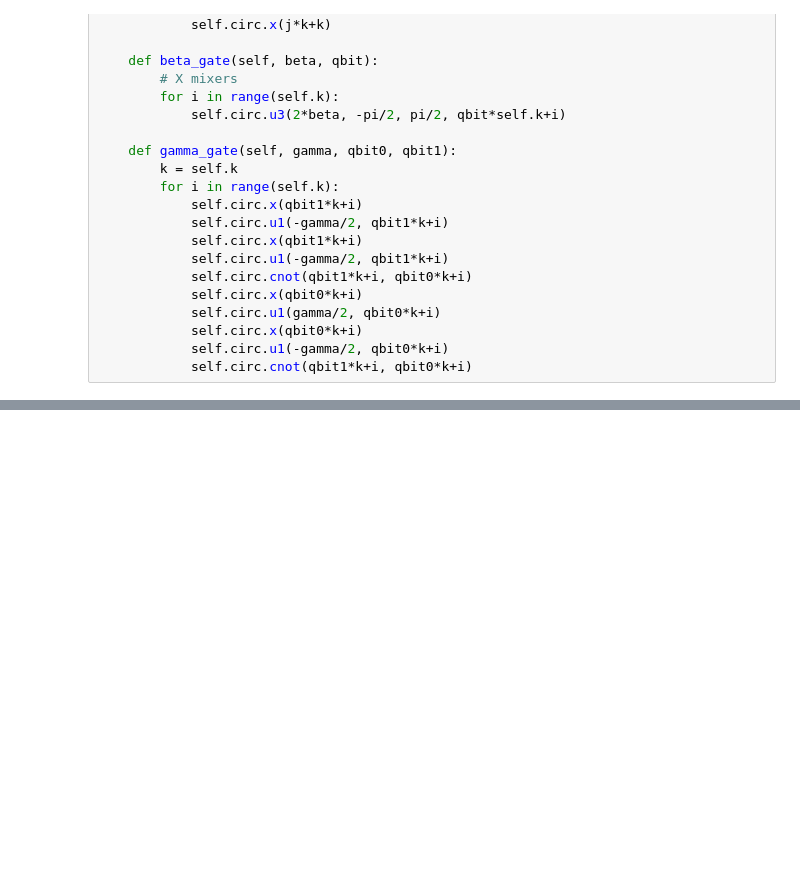
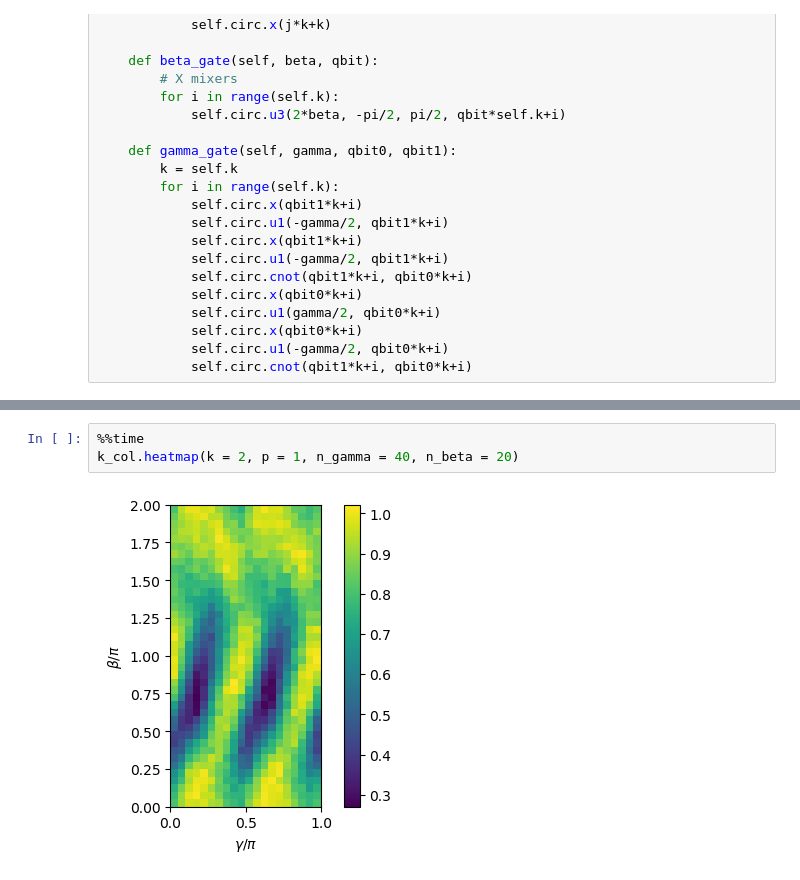
Before and after one commit to XunyiZhao/Quantum_Information_Project, a Jupyter notebook: k-colorable-subgraph.ipynb, the cells around one changed output, grey strips where cells are left out. Cells and saved outputs as stored; diff of their text form; blank space fills up the shorter version.

```diff
--- a/k-colorable-subgraph.ipynb
+++ b/k-colorable-subgraph.ipynb
@@ -175,0 +196,5 @@ plot_histogram(k_col.counts, title="Bell initial statevector")
+# %%
+%%time
+k_col.heatmap(k = 2, p = 1, n_gamma = 40, n_beta = 20)
+# %% [output]
+[figure, added]
```
Also changed, not shown: parts of 10 cells of this notebook.
